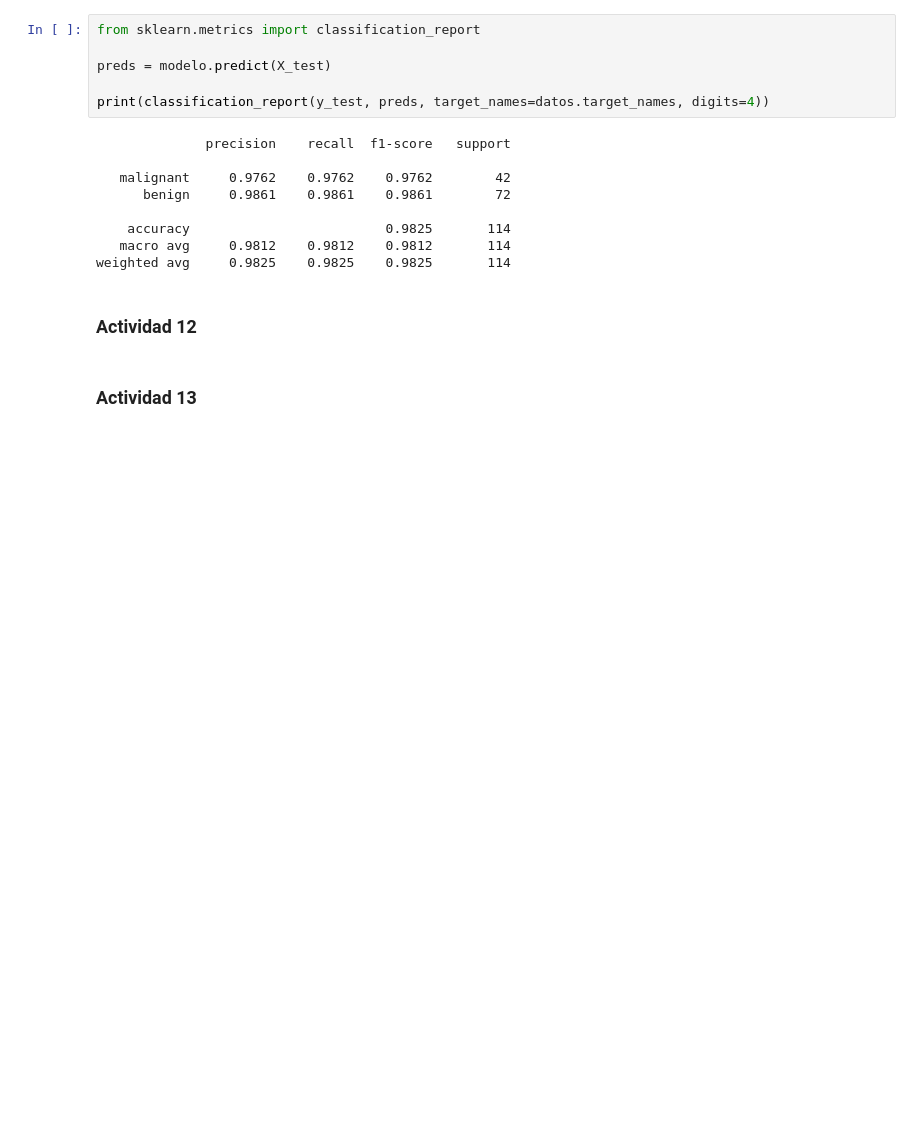
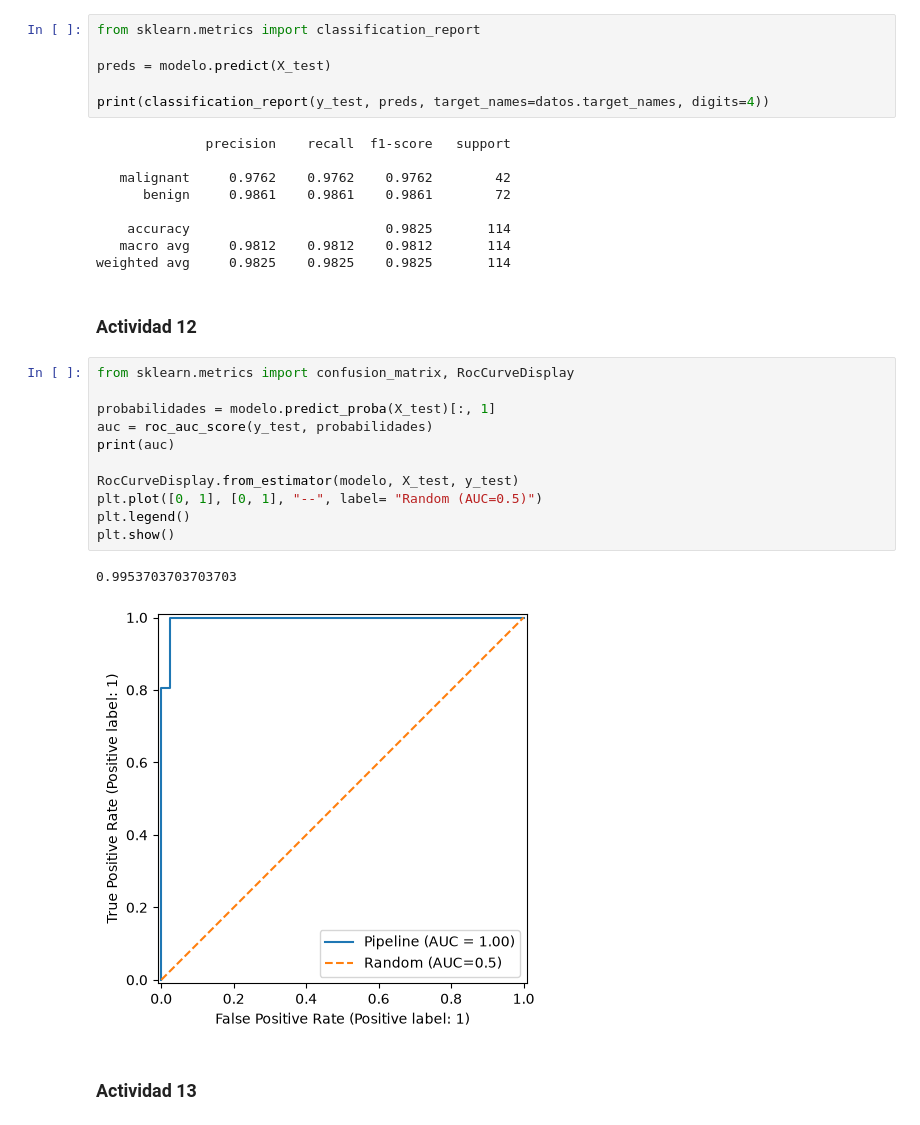
Before and after one commit to marcell-llerena/datascience-g8, a Jupyter notebook: notebooks/20260911_34_clasificacion.ipynb, the cells around one changed output. Cells and saved outputs as stored; diff of their text form; blank space fills up the shorter version.

```diff
--- a/notebooks/20260911_34_clasificacion.ipynb
+++ b/notebooks/20260911_34_clasificacion.ipynb
@@ -347,5 +354,19 @@ print(classification_report(y_test, preds, target_names=datos.target_names, digi
 weighted avg     0.9825    0.9825    0.9825       114
 # %% [markdown]
 ### Actividad 12
+# %%
+from sklearn.metrics import confusion_matrix, RocCurveDisplay
+
+probabilidades = modelo.predict_proba(X_test)[:, 1]
+auc = roc_auc_score(y_test, probabilidades)
+print(auc)
+
+RocCurveDisplay.from_estimator(modelo, X_test, y_test)
+plt.plot([0, 1], [0, 1], "--", label= "Random (AUC=0.5)")
+plt.legend()
+plt.show()
+# %% [output]
+0.9953703703703703
+[figure, added]
 # %% [markdown]
 ### Actividad 13
```
Also changed, not shown: parts of 40 cells of this notebook.
